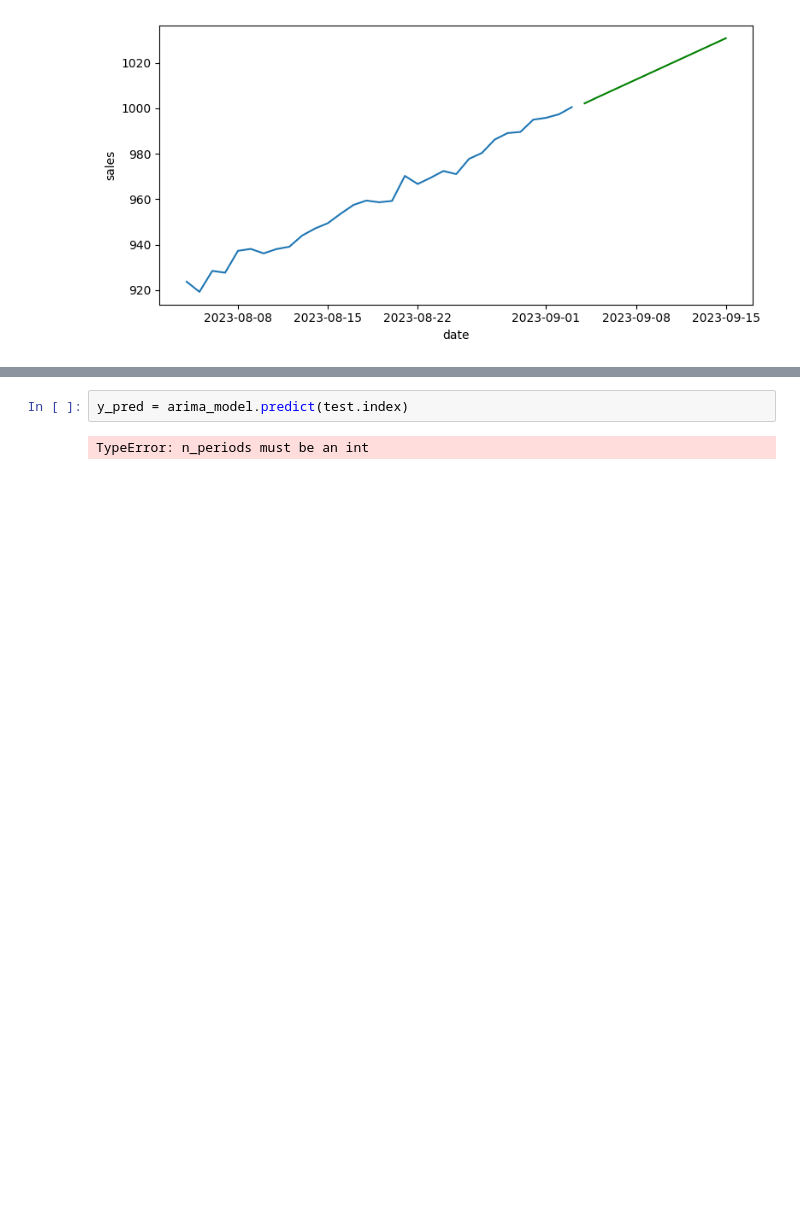
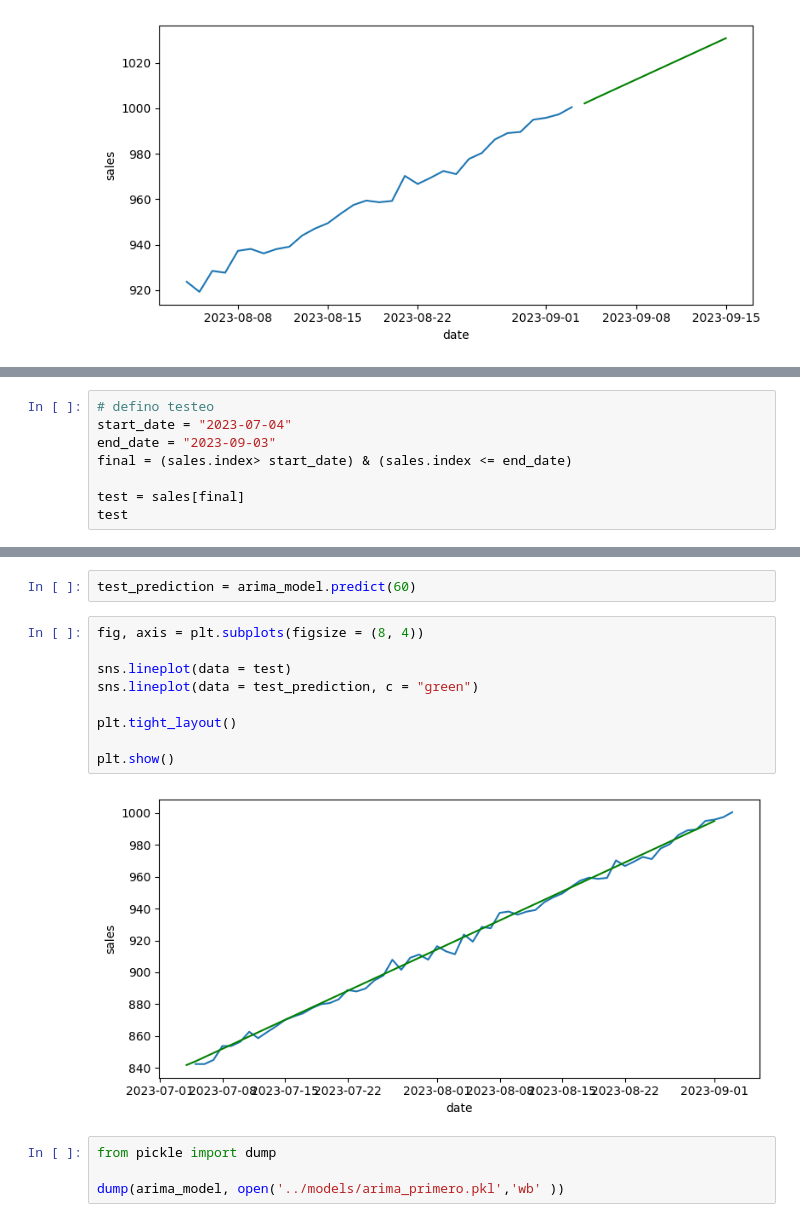
Before and after one commit to leandro-reguero/alt-time-series, a Jupyter notebook: src/explore.ipynb, the cells around one changed output, grey strips where cells are left out. Saved outputs shown, nothing was run; the diff lists cells and outputs as text; blank space fills up the shorter version.

```diff
--- a/src/explore.ipynb
+++ b/src/explore.ipynb
@@ -393,0 +400,8 @@ Name: sales, Length: 74, dtype: float64
+# %%
+# defino testeo
+start_date = "2023-07-04"
+end_date = "2023-09-03"
+final = (sales.index> start_date) & (sales.index <= end_date)
+
+test = sales[final]
+test
@@ -437,6 +460,19 @@ SARIMAX Results
 Warnings:
 [1] Covariance matrix calculated using the outer product of gradients (complex-step).
-# %%
-y_pred = arima_model.predict(test.index)
-# %% [output]
-TypeError: n_periods must be an int
+# %%
+test_prediction = arima_model.predict(60)
+# %%
+fig, axis = plt.subplots(figsize = (8, 4))
+
+sns.lineplot(data = test)
+sns.lineplot(data = test_prediction, c = "green")
+
+plt.tight_layout()
+
+plt.show()
+# %% [output]
+[figure, added]
+# %%
+from pickle import dump
+
+dump(arima_model, open('../models/arima_primero.pkl','wb' ))
```
Also changed, not shown: parts of 9 cells of this notebook, 1 other file.
